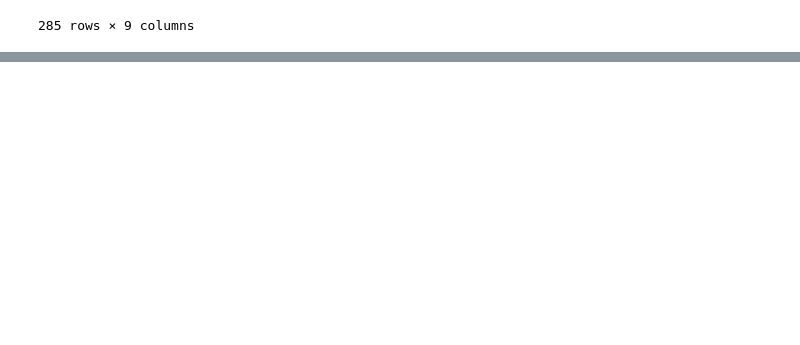
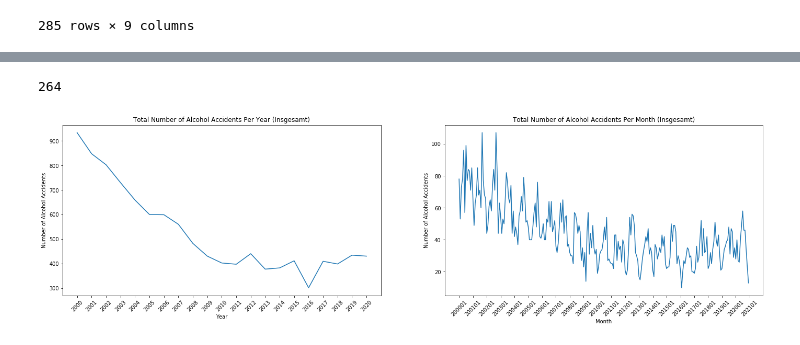
Before and after one commit to cagaraza/DPS2021, a Jupyter notebook: Data Exploration.ipynb, the cells around one changed output, grey strips where cells are left out. Drawn from its saved outputs; the diff is of its cells as text; code cells hidden in the pictures; blank space fills up the shorter version.

Commit message:
Initial data exploration through jupyter notebook and basic plotting with matlab

```diff
--- a/Data Exploration.ipynb
+++ b/Data Exploration.ipynb
@@ -100,0 +86,38 @@ df.loc[(df[df.columns[0]] == 'Alkoholunfälle') & (df[df.columns[1]] == 'insgesa
+# %%
+#annual insgesamt number of alcohol accidents
+
+annual_alcohol_accident = df.loc[(df[df.columns[0]] == 'Alkoholunfälle') & (df[df.columns[1]] == 'insgesamt') & (df[df.columns[3]] == 'Summe')].sort_values(by=[df.columns[2]])
+fig = plt.figure(figsize=(24, 6))
+ax = fig.add_subplot(121)
+ax.plot(annual_alcohol_accident.JAHR,annual_alcohol_accident.WERT)
+plt.xlabel("Year")
+plt.ylabel("Number of Alcohol Accidents")
+
+
+#change labels into string to remove trailing decimal place on year value
+xlabels = list(map(int, list(annual_alcohol_accident.JAHR)))
+plt.xticks(annual_alcohol_accident.JAHR, xlabels,rotation=45)
+plt.title("Total Number of Alcohol Accidents Per Year (Insgesamt)")
+
+#monthly insgesamt number of alcohol accidents
+
+monthly_alcohol_accident = df.loc[(df[df.columns[0]] == 'Alkoholunfälle') & (df[df.columns[1]] == 'insgesamt') & (df[df.columns[3]] != 'Summe')].sort_values([df.columns[3]])
+df.loc[(df[df.columns[0]] == 'Alkoholunfälle') & (df[df.columns[1]] == 'insgesamt') & (df[df.columns[3]] != 'Summe')].sort_values([df.columns[3]])
+
+
+ax = fig.add_subplot(122)
+
+ax.plot(monthly_alcohol_accident.MONAT,monthly_alcohol_accident.WERT)
+plt.xlabel("Month")
+plt.ylabel("Number of Alcohol Accidents")
+plt.title("Total Number of Alcohol Accidents Per Month (Insgesamt)")
+plt.xticks(rotation=45)
+
+#change labels into string to remove trailing decimal place on month value
+xlabels = list(map(int, list(monthly_alcohol_accident.MONAT)))
+print(len(xlabels))
+ax.set_xticks(np.arange(0, len(xlabels), 12))
+plt.show()
+# %% [output]
+264
+[figure, added]
```
Also changed, not shown: parts of 7 cells of this notebook.
